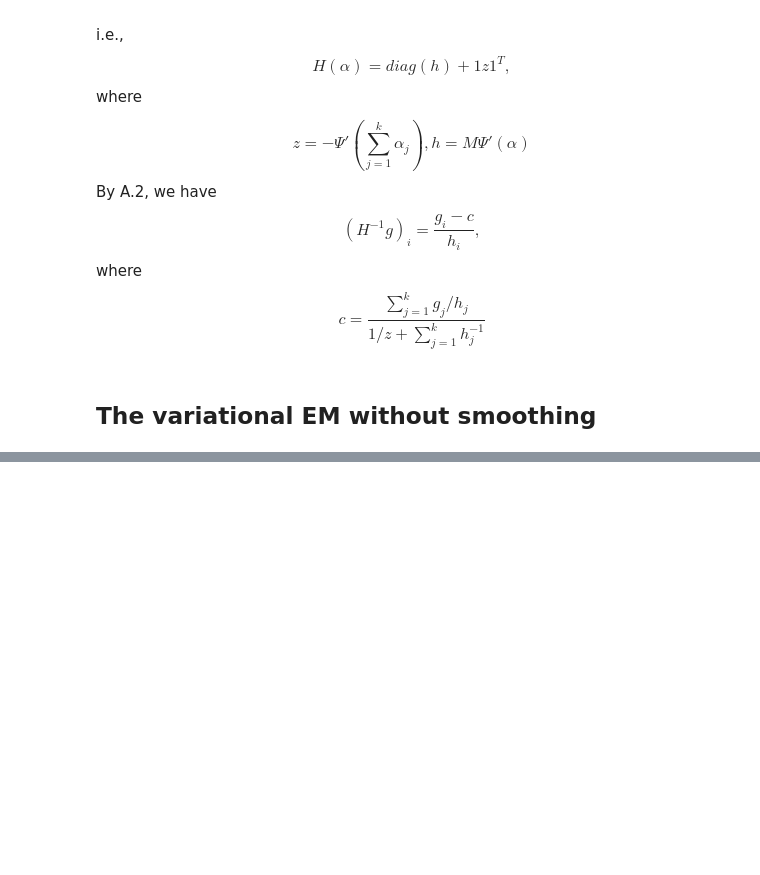
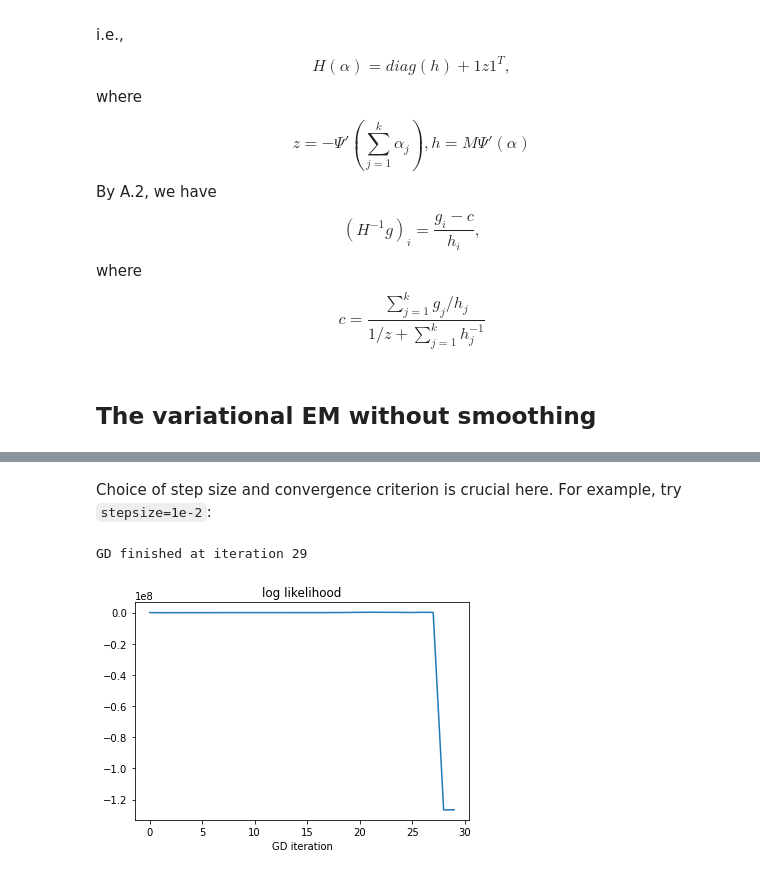
Before and after one commit to montecristo7/lda_project, a Jupyter notebook: lda_plain_python.ipynb, the cells around one changed output, grey strips where cells are left out. Cells and saved outputs as stored; diff of their text form; code cells hidden in the pictures; blank space fills up the shorter version.

```diff
--- a/lda_plain_python.ipynb
+++ b/lda_plain_python.ipynb
@@ -262,0 +438,12 @@ vem
+# %% [markdown]
+Choice of step size and convergence criterion is crucial here. For example, try `stepsize=1e-2`:
+# %%
+random.seed(1)
+m_estimates_gd1=m_step_gd(M,k,V,suff_stat_list,gamma_list,alpha0,conv_threshold=1e-3,max_iter=int(1e4),stepsize=1e-2)
+plt.plot(m_estimates_gd1[2][0:100])
+plt.title('log likelihood')
+plt.xlabel('GD iteration')
+pass
+# %% [output]
+GD finished at iteration 29
+[figure, added]
```
Also changed, not shown: parts of 23 cells of this notebook, 1 other file.
